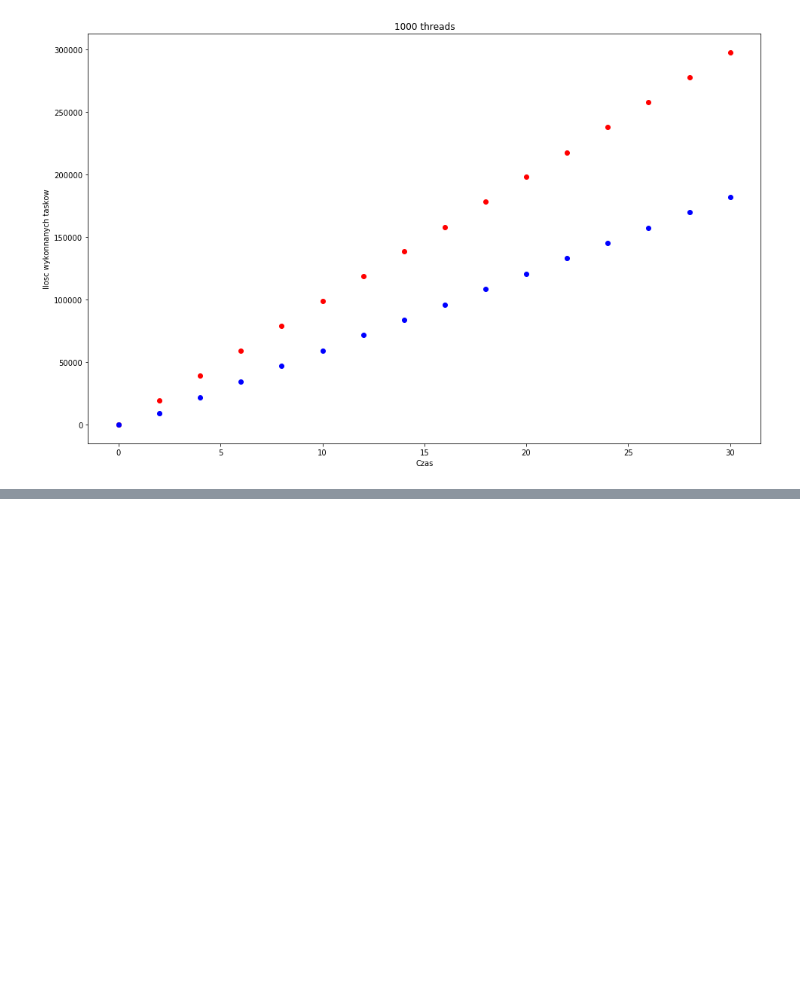
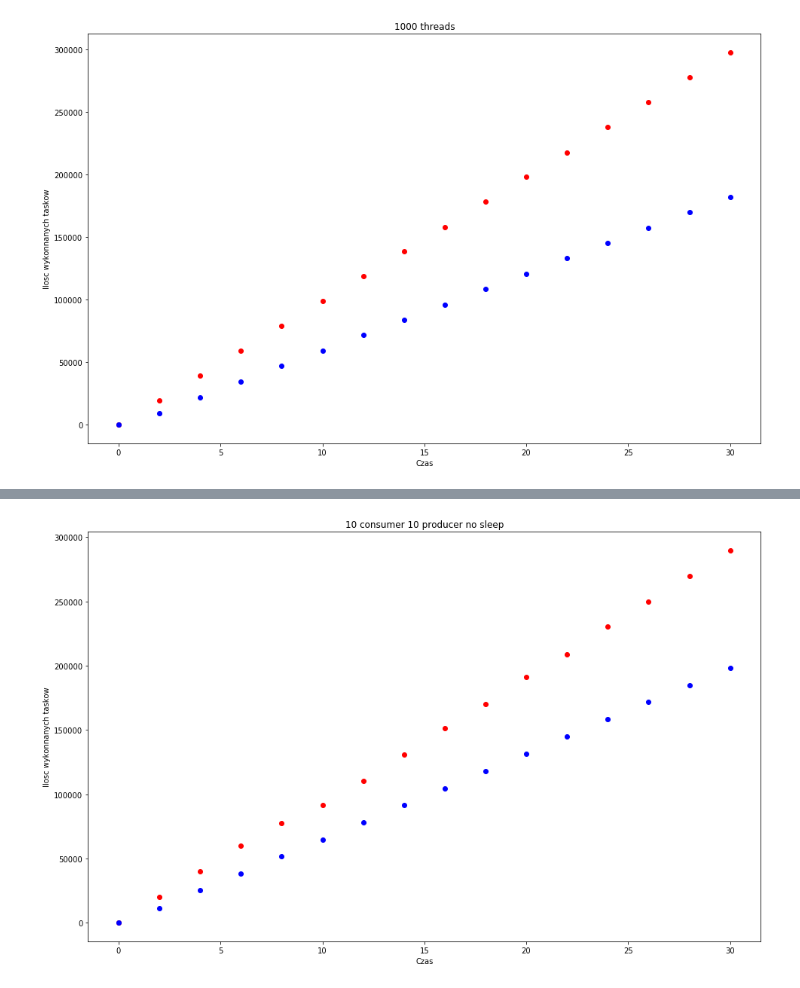
Before and after one commit to mwoss/ConcurrencyJavaTasks, a Jupyter notebook: data/AO vs Async.ipynb, the cells around one changed output, grey strips where cells are left out. Drawn from its saved outputs; the diff is of its cells as text; code cells hidden in the pictures; blank space fills up the shorter version.

```diff
--- a/data/AO vs Async.ipynb
+++ b/data/AO vs Async.ipynb
@@ -61,0 +77,15 @@ Natomiast przy zwiększającej się ilości wątkow AO wygrywa w szybkosci obslu
+# %%
+ao10wosleep = pd.read_csv('AO_wosleep/new_outputAO10.txt', sep=" ", header=None, names=["time", "cons", "prods"])
+async10wosleep = pd.read_csv('Async_wosleep/new_outputAsync10.txt', sep=" ", header=None, names=["time", "cons", "prods"])
+time10wosleep = ao10wosleep['time'].values
+ao_cons10wosleep = ao10wosleep['cons'].values
+async_cons10wosleep = async10wosleep['cons'].values
+plt.figure(figsize=(16,10))
+plt.title('10 consumer 10 producer no sleep')
+plt.xlabel('Czas')
+plt.ylabel('Ilosc wykonnanych taskow')
+plt.plot(time10wosleep, ao_cons10wosleep, 'ro')
+plt.plot(time10wosleep, async_cons10wosleep, 'ro', color='blue')
+plt.show()
+# %% [output]
+[figure, added]
```
Also changed, not shown: parts of 14 cells of this notebook, 18 other files.
